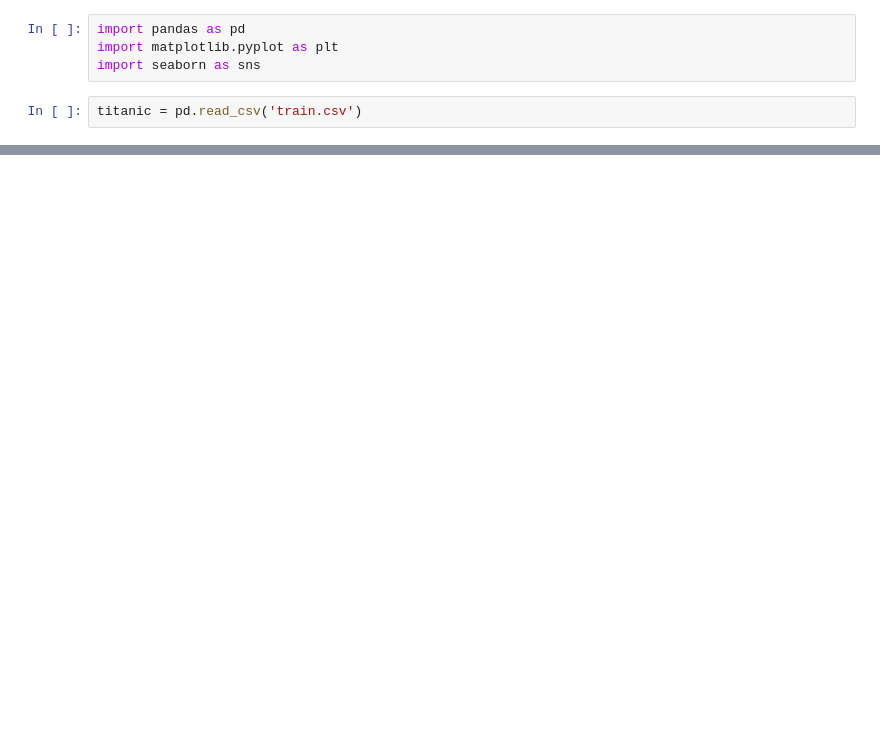
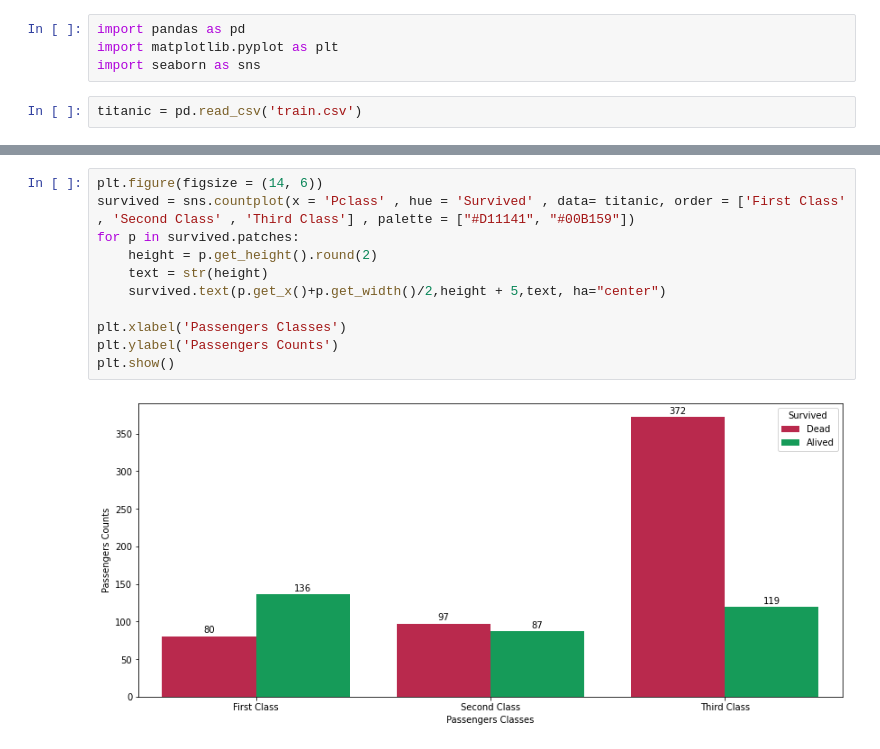
Before and after one commit to BahramJannesar/TitanicDataAnalysis, a Jupyter notebook: Titanic.ipynb, the cells around one changed output, grey strips where cells are left out. Cells and saved outputs as stored; diff of their text form; blank space fills up the shorter version.

```diff
--- a/Titanic.ipynb
+++ b/Titanic.ipynb
@@ -30,0 +77,13 @@ temp
+# %%
+plt.figure(figsize = (14, 6))
+survived = sns.countplot(x = 'Pclass' , hue = 'Survived' , data= titanic, order = ['First Class' , 'Second Class' , 'Third Class'] , palette = ["#D11141", "#00B159"])
+for p in survived.patches:
+    height = p.get_height().round(2)
+    text = str(height)
+    survived.text(p.get_x()+p.get_width()/2,height + 5,text, ha="center")
+
+plt.xlabel('Passengers Classes')
+plt.ylabel('Passengers Counts')
+plt.show()
+# %% [output]
+[figure, added]
```
Also changed, not shown: parts of 10 cells of this notebook.
